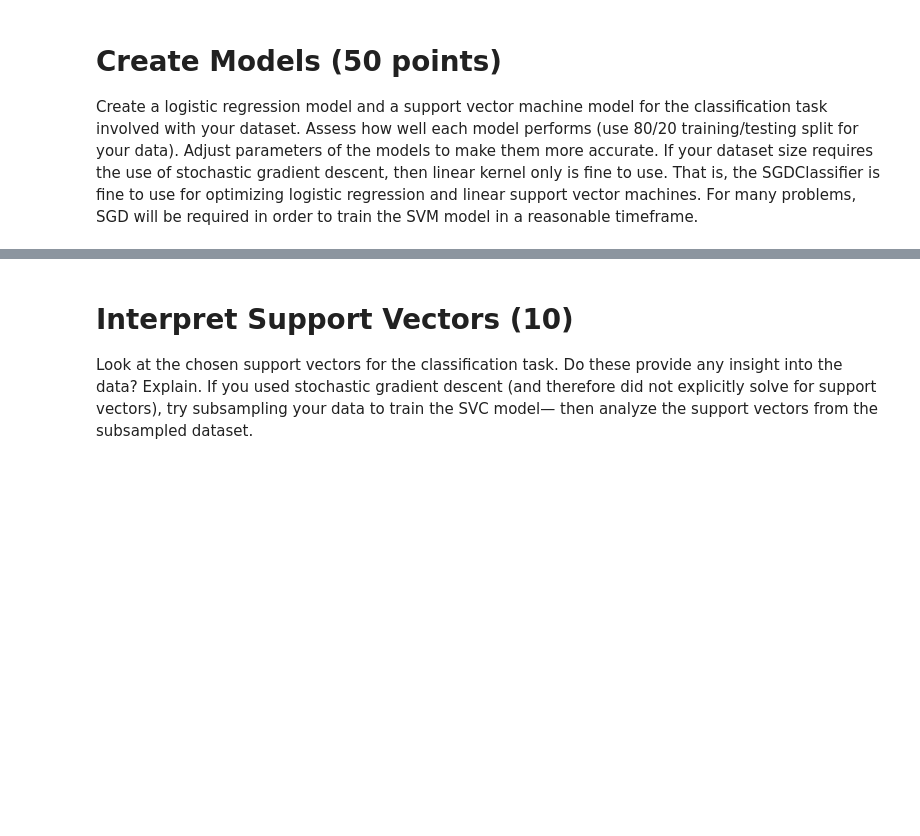
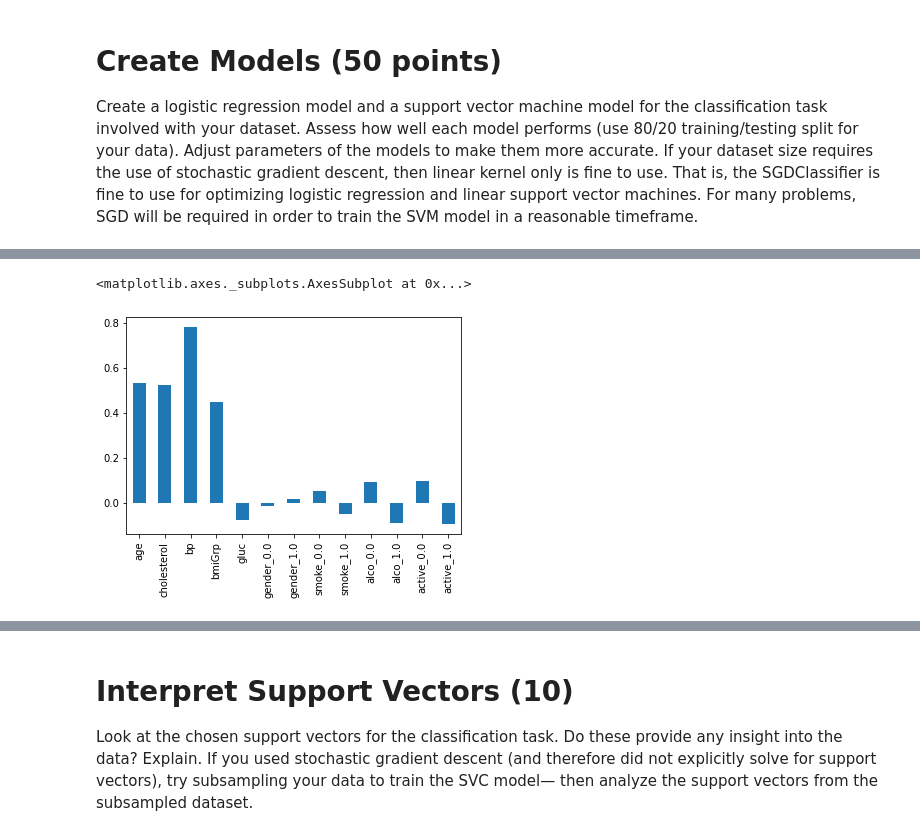
Before and after one commit to RobinsonCW/CardiovascularDiseaseClassification, a Jupyter notebook: src/objectives/mini-lab/CVD-LogReg-SVC-Mini-Lab.ipynb, the cells around one changed output, grey strips where cells are left out. Saved outputs shown, nothing was run; the diff lists cells and outputs as text; code cells hidden in the pictures; blank space fills up the shorter version.

```diff
--- a/src/objectives/mini-lab/CVD-LogReg-SVC-Mini-Lab.ipynb
+++ b/src/objectives/mini-lab/CVD-LogReg-SVC-Mini-Lab.ipynb
@@ -168,6 +68,0 @@ LogisticRegression(C=1.0, class_weight=None, dual=False, fit_intercept=True,
-# %%
-# sort these attributes and spit them out
-zip_vars = zip(logreg.coef_.T, X_train.columns) # combine attributes
-zip_vars = zip_vars
-for coef, name in zip_vars:
-    print(name, 'has weight of', round(coef[0], 3)) # now print them out
@@ -345,17 +68,0 @@ model_params = {
-# %%
-if (RUN_GRID_SEARCH_CV):
-
-    from sklearn.model_selection import GridSearchCV
-
-    scores = []
-
-    for model_name, mp in model_params.items():
-        clf = GridSearchCV(estimator = mp["model"], param_grid=mp["params"], cv=10, scoring="roc_auc", n_jobs=-1)
-        clf.fit(X_train, y_train)
-        scores.append({"model": model_name,
-        "best_score": clf.best_score_, # Mean cross-validated score of the best_estimator
-        "best_params": clf.best_params_
-        })
-
-    df_grid_search_scores = pd.DataFrame(scores, columns=["model", "best_score", "best_params"])
-    print(df_grid_search_scores)
@@ -453,0 +340,24 @@ plt.show()
+# %%
+# https://stackoverflow.com/questions/57528350/can-you-consistently-keep-track-of-column-labels-using-sklearns-transformer-api/57534118#57534118
+def get_transformer_feature_names(columnTransformer):
+
+    output_features = []
+
+    for name, pipe, features in columnTransformer.transformers_:
+        if name!='remainder':
+            for i in pipe:
+                trans_features = []
+                if hasattr(i,'categories_'):
+                    trans_features.extend(i.get_feature_names(features))
+                else:
+                    trans_features = features
+            output_features.extend(trans_features)
+
+    return output_features
+# %%
+weightNames = get_transformer_feature_names(pipe1['preprocessor'])
+weights = pd.Series(pipe1['logistic'].coef_[0], index=weightNames)
+weights.plot(kind='bar')
+# %% [output]
+<matplotlib.axes._subplots.AxesSubplot at 0x...>
+[figure, added]
```
Also changed, not shown: parts of 56 cells of this notebook, 5 other files.
